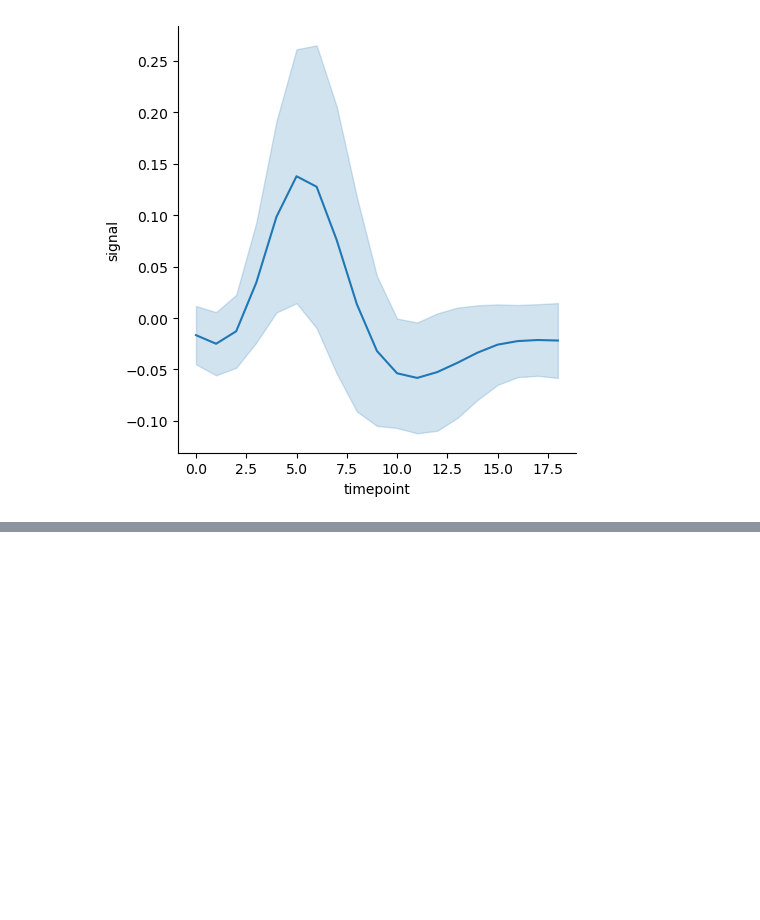
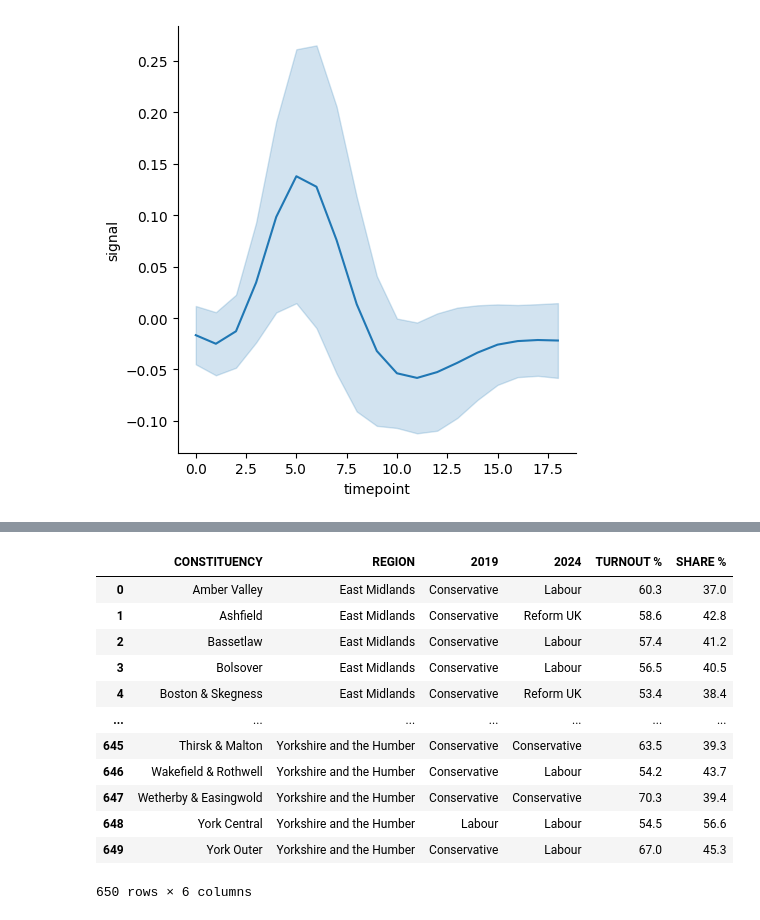
Before and after one commit to TeslimAdeyanju/studynote1-Python-for-Finance-Data-Science-My-Learning-Journey, a Jupyter notebook: 6-python-Visualisation/Knowledge-relational-chart.ipynb, the cells around one changed output, grey strips where cells are left out. Saved outputs shown, nothing was run; the diff lists cells and outputs as text; code cells hidden in the pictures; blank space fills up the shorter version.

```diff
--- a/6-python-Visualisation/Knowledge-relational-chart.ipynb
+++ b/6-python-Visualisation/Knowledge-relational-chart.ipynb
@@ -191,0 +205,17 @@ plt.show()
+# %%
+uk_election = pd.read_excel('uk_election.xlsx', sheet_name=5)
+uk_election
+# %% [output]
+|  | CONSTITUENCY | REGION | 2019 | 2024 | TURNOUT % | SHARE % |
+| 0 | Amber Valley | East Midlands | Conservative | Labour | 60.3 | 37.0 |
+| 1 | Ashfield | East Midlands | Conservative | Reform UK | 58.6 | 42.8 |
+| 2 | Bassetlaw | East Midlands | Conservative | Labour | 57.4 | 41.2 |
+| 3 | Bolsover | East Midlands | Conservative | Labour | 56.5 | 40.5 |
+| 4 | Boston & Skegness | East Midlands | Conservative | Reform UK | 53.4 | 38.4 |
+| ... | ... | ... | ... | ... | ... | ... |
+| 645 | Thirsk & Malton | Yorkshire and the Humber | Conservative | Conservative | 63.5 | 39.3 |
+| 646 | Wakefield & Rothwell | Yorkshire and the Humber | Conservative | Labour | 54.2 | 43.7 |
+| 647 | Wetherby & Easingwold | Yorkshire and the Humber | Conservative | Conservative | 70.3 | 39.4 |
+| 648 | York Central | Yorkshire and the Humber | Labour | Labour | 54.5 | 56.6 |
+| 649 | York Outer | Yorkshire and the Humber | Conservative | Labour | 67.0 | 45.3 |
+650 rows × 6 columns
```
Also changed, not shown: parts of 8 cells of this notebook, 15 other files.
